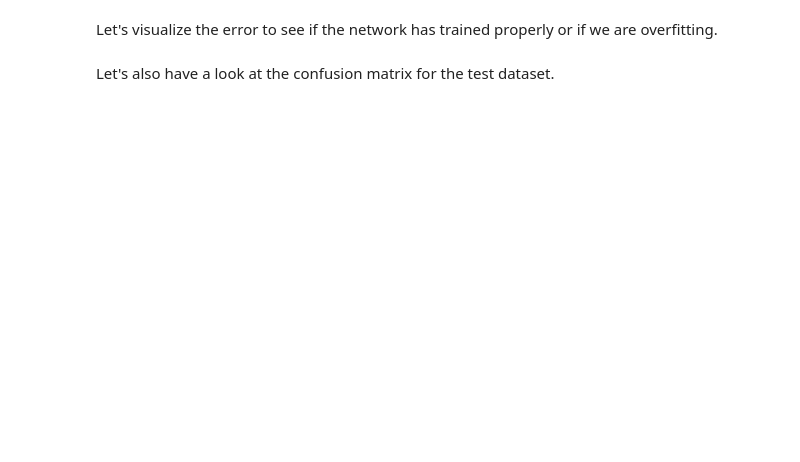
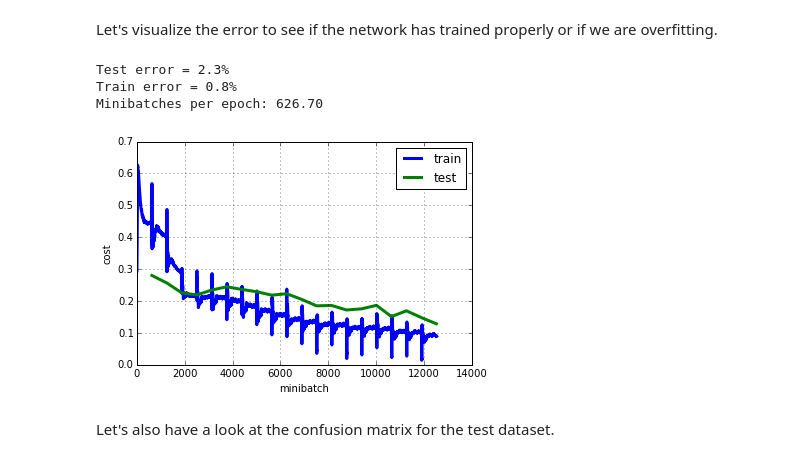
Before and after one commit to zapletal-martin/muvr-analytics-1, a Jupyter notebook: ipython-analysis/activity-mlp.ipynb, the cells around one changed output. Saved outputs shown, nothing was run; the diff lists cells and outputs as text; code cells hidden in the pictures; blank space fills up the shorter version.

```diff
--- a/ipython-analysis/activity-mlp.ipynb
+++ b/ipython-analysis/activity-mlp.ipynb
@@ -261,26 +260,31 @@ Let's visualize the error to see if the network has trained properly or if we ar
 # %%
 import h5py
 from neon.transforms import Misclassification
 
-logged = h5py.File(os.path.join(root_path, 'models', 'workout-mlp.h5'), "r")
+logged = h5py.File(os.path.join('models', 'workout-mlp.h5'), "r")
 epochs = logged['config'].attrs['total_epochs']
 minibatches = logged['config'].attrs['total_minibatches']
 
 print('Test error = %.1f%%'
       % (model.eval(dataset.test(), metric=Misclassification())*100))
 
 print('Train error = %.1f%%'
       % (model.eval(dataset.train(), metric=Misclassification())*100))
 
 print "Minibatches per epoch: %0.2f" % (minibatches * 1.0/epochs)
 
 pyplot.plot(range(0, minibatches), logged['cost/train'], linewidth=3, label='train')
 pyplot.plot(range(minibatches / epochs, minibatches, minibatches / epochs), logged['cost/validation'], linewidth=3, label='test')
 pyplot.grid()
 pyplot.legend()
 pyplot.xlabel("minibatch")
 pyplot.ylabel("cost")
 pyplot.show()
+# %% [output]
+Test error = 2.3%
+Train error = 0.8%
+Minibatches per epoch: 626.70
+[figure, added]
 # %% [markdown]
 Let's also have a look at the confusion matrix for the test dataset.
 # %%
```
Also changed, not shown: parts of 5 cells of this notebook.
